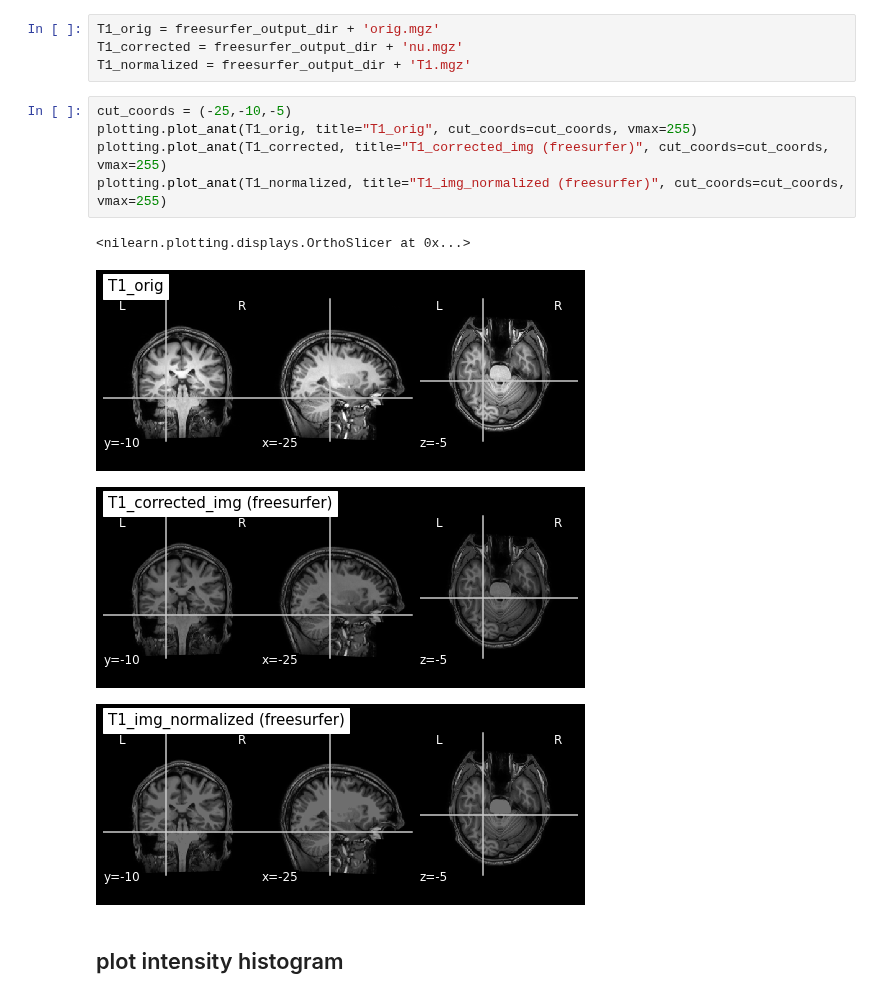
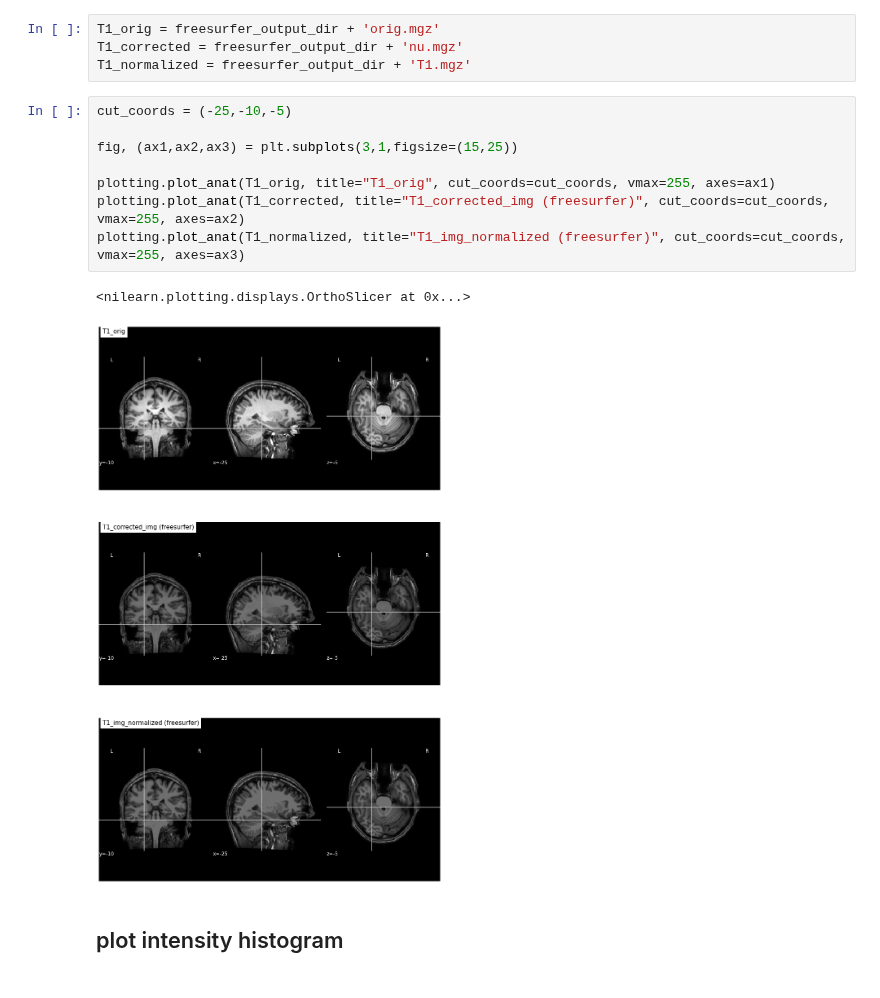
Before and after one commit to carpentries-incubator/SDC-BIDS-sMRI, a Jupyter notebook: code/2_sMRI_image_cleanup.ipynb, the cells around one changed output. Saved outputs shown, nothing was run; the diff lists cells and outputs as text.

```diff
--- a/code/2_sMRI_image_cleanup.ipynb
+++ b/code/2_sMRI_image_cleanup.ipynb
@@ -190,14 +197,15 @@ T1_corrected = freesurfer_output_dir + 'nu.mgz'
 T1_normalized = freesurfer_output_dir + 'T1.mgz'
 # %%
 cut_coords = (-25,-10,-5)
-plotting.plot_anat(T1_orig, title="T1_orig", cut_coords=cut_coords, vmax=255)
-plotting.plot_anat(T1_corrected, title="T1_corrected_img (freesurfer)", cut_coords=cut_coords, vmax=255)
-plotting.plot_anat(T1_normalized, title="T1_img_normalized (freesurfer)", cut_coords=cut_coords, vmax=255)
+
+fig, (ax1,ax2,ax3) = plt.subplots(3,1,figsize=(15,25))
+
+plotting.plot_anat(T1_orig, title="T1_orig", cut_coords=cut_coords, vmax=255, axes=ax1)
+plotting.plot_anat(T1_corrected, title="T1_corrected_img (freesurfer)", cut_coords=cut_coords, vmax=255, axes=ax2)
+plotting.plot_anat(T1_normalized, title="T1_img_normalized (freesurfer)", cut_coords=cut_coords, vmax=255, axes=ax3)
 # %% [output]
 <nilearn.plotting.displays.OrthoSlicer at 0x...>
-[figure, old version]
+[figure, new version]
-[figure, removed]
-[figure, removed]
 # %% [markdown]
 ## plot intensity histogram
 # %%
```
Also changed, not shown: parts of 12 cells of this notebook, 8 other files.
